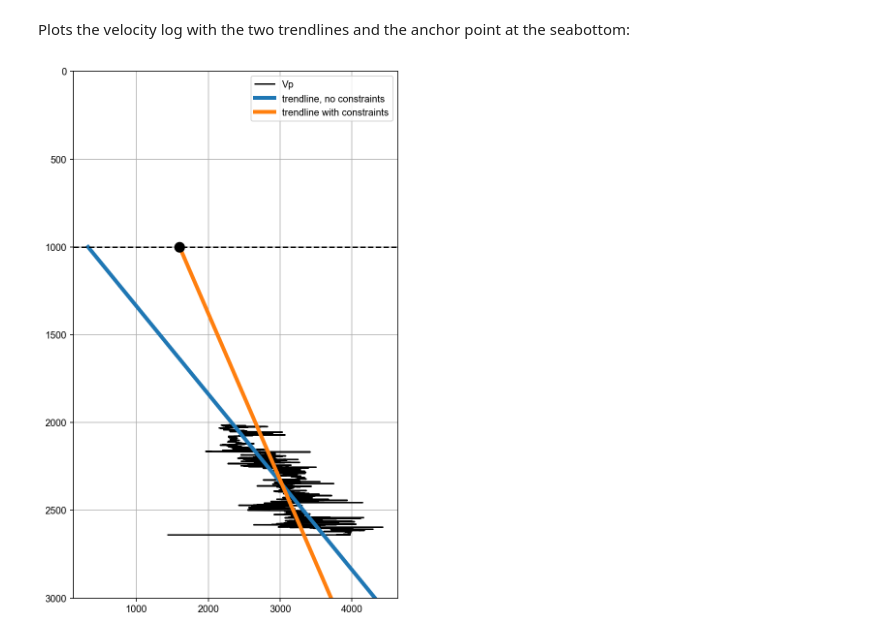
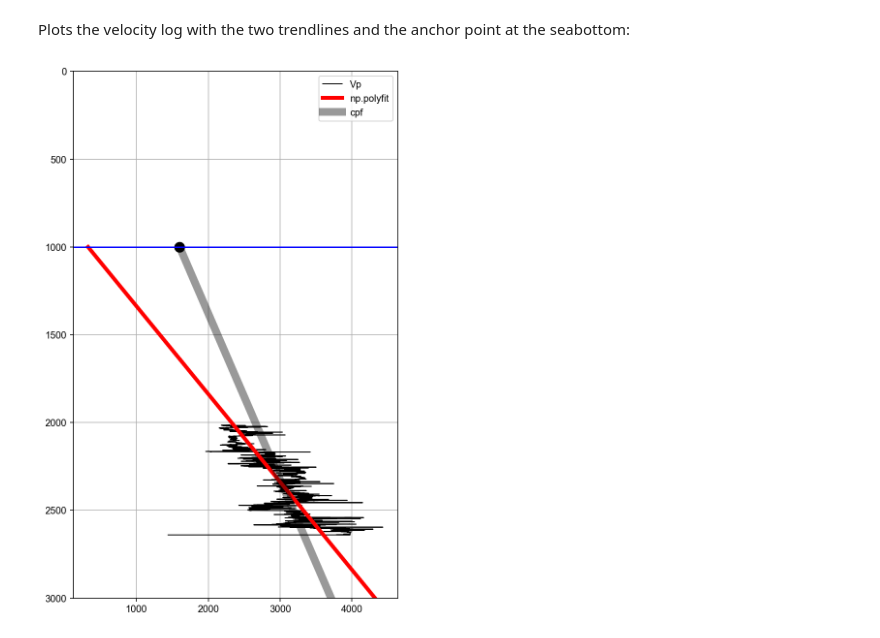
Before and after one commit to Kevin2599/geophysical_notes, a Jupyter notebook: fitting.ipynb, the cells around one changed output. Drawn from its saved outputs; the diff is of its cells as text; code cells hidden in the pictures.

```diff
--- a/fitting.ipynb
+++ b/fitting.ipynb
@@ -28,6 +28,8 @@ def clsq(A, b, C, d):
 def cpf(x, y, x_c, y_c, n):
     """Constrained polynomial fit based on clsq solution."""
     from numpy.polynomial.polynomial import Polynomial as P, polyvander as V
+    x_c = np.array([x_c])
+    y_c = np.array([y_c])
     return P(clsq(V(x, n), y, V(x_c, n), y_c))
 # %% [markdown]
 An example on how to use it.
@@ -40,27 +42,33 @@ vp=L.VP.values
 z=L.DEPTH.values
 mask = np.isfinite(vp) # mask to select valid (i.e., not NaNs) velocity samples
 
-z0 = np.array([1000]) # anchor point
-vp0 = np.array([1600])
+# anchor points
+z0=1000
+vp0=1600
+vs0=800
+rho0=1.5
 
+# final trends will be calculated over zfit that goes from z0=seabottom to 3000m
 zfit = np.linspace(z0,3000,100)
-degree = 1
 
-fit0 = np.polyfit(z[mask],vp[mask],degree)
-trend = np.polyval(fit0,zfit)
+# simple linear fit
+fit0 = np.polyfit(z[mask],vp[mask],1)
+trend0 = np.polyval(fit0,zfit)
 
-fit1 = cpf(z[mask], vp[mask], z0 , vp0, degree)
+# constrained polynomial fit
+p = cpf(z[mask], vp[mask], z0 , vp0, 1)
+trend1 = p(zfit)
 # %% [markdown]
 Plots the velocity log with the two trendlines and the anchor point at the seabottom:
 # %%
 plt.figure(figsize=(6,10))
-plt.plot(vp,z,'k',label='Vp')
-plt.plot(trend,zfit,lw=4,label='trendline, no constraints')
-plt.plot(fit1(zfit),zfit,lw=4,label='trendline with constraints')
+plt.plot(vp,z,'k',lw=1,label='Vp')
+plt.plot(trend0,zfit,'r',lw=4,label='np.polyfit')
+plt.plot(trend1,zfit,'k',alpha=0.4,lw=8,label='cpf')
 plt.plot(vp0,z0,'ko',ms=10)
 plt.ylim(3000,0)
-plt.axhline(y=z0, color='k', ls='--')
+plt.axhline(y=z0, color='b')
 plt.legend()
 plt.grid()
 # %% [output]
-[figure, old version]
+[figure, new version]
```
Also changed, not shown: parts of 12 cells of this notebook.
